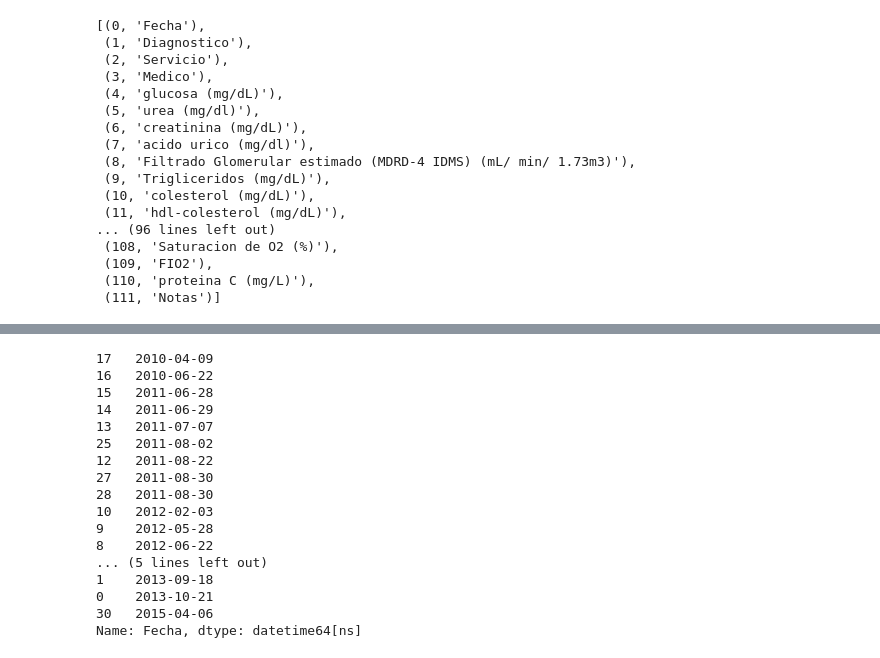
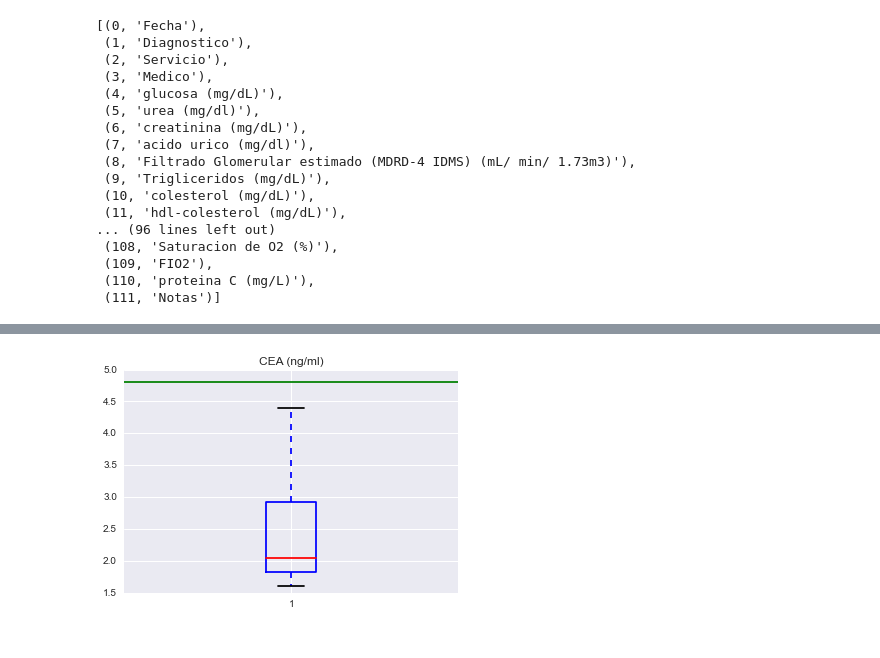
Before and after one commit to oiertwo/vampyr, a Jupyter notebook: notebooks/Blots.ipynb, the cells around one changed output, grey strips where cells are left out. Cells and saved outputs as stored; diff of their text form; code cells hidden in the pictures.

```diff
--- a/notebooks/Blots.ipynb
+++ b/notebooks/Blots.ipynb
@@ -88,20 +62,7 @@ Name: bilirrubina total (mg/dL), dtype: float64
-# %%
-x
-# %% [output]
-17   2010-04-09
-16   2010-06-22
-15   2011-06-28
-14   2011-06-29
-13   2011-07-07
-25   2011-08-02
-12   2011-08-22
-27   2011-08-30
-28   2011-08-30
-10   2012-02-03
-9    2012-05-28
-8    2012-06-22
-... (5 lines left out)
-1    2013-09-18
-0    2013-10-21
-30   2015-04-06
-Name: Fecha, dtype: datetime64[ns]
+# %%
+plt.boxplot(y.values[:-1])
+plt.title(colname)
+plt.axhline(y.values[-1], color="g")
+plt.show()
+# %% [output]
+[figure, added]
```
Also changed, not shown: parts of 7 cells of this notebook.
